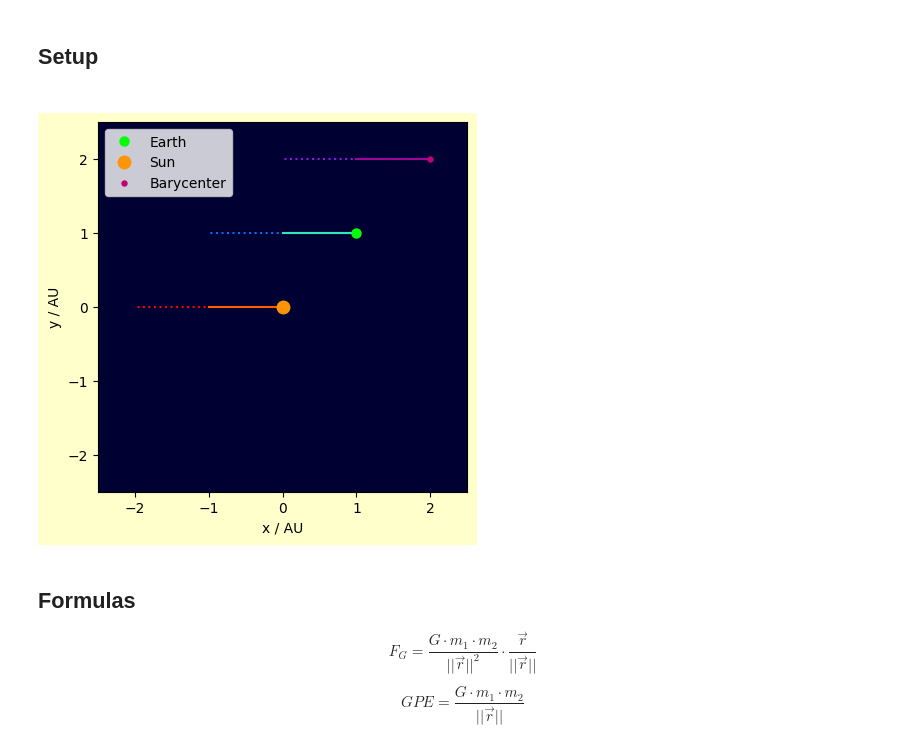
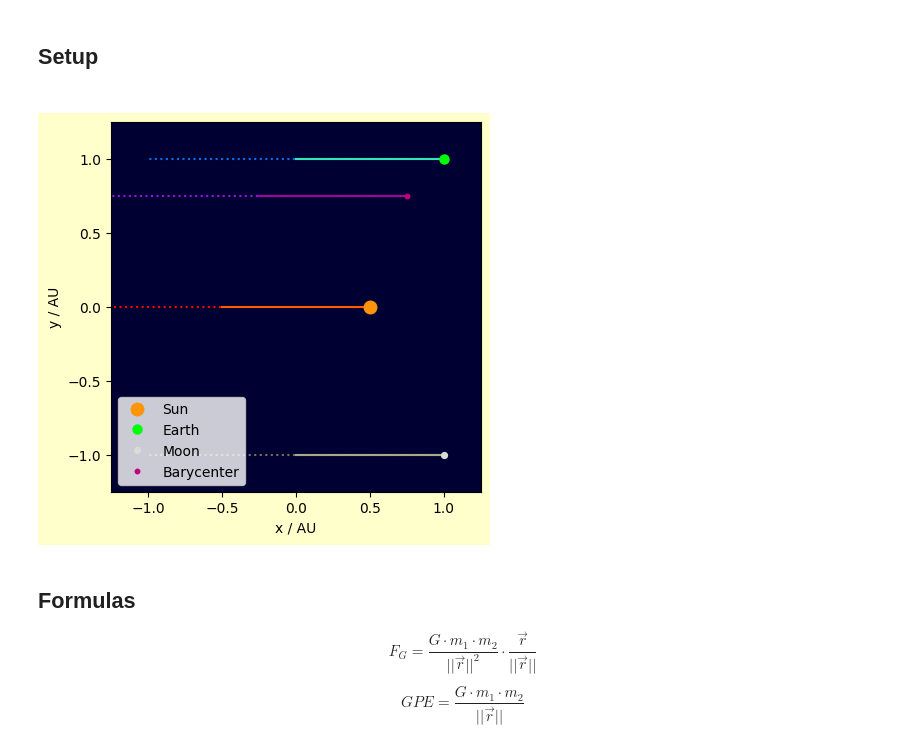
Before and after one commit to Rahul-Maru/physics_simulator, a Jupyter notebook: main.ipynb, the cells around one changed output. Cells and saved outputs as stored; diff of their text form; code cells hidden in the pictures.

Commit message:
add moon

```diff
--- a/main.ipynb
+++ b/main.ipynb
@@ -35,36 +38,40 @@ ue = np.array([0, 29722 * T_SCALE / L_SCALE]) # [L][T]¯1  inital velocity of ea
 # %%
 fig = plt.figure()
 ax = fig.add_subplot()
 ax.set_aspect('equal', adjustable='box')
 fig.patch.set_facecolor('xkcd:ecru')
 ax.patch.set_facecolor("xkcd:very dark blue")
 
 # test data to check colors
+s_path, = plt.plot([0.5, -1.5], [0, 0], ":", color="xkcd:fire engine red", label="_")
+s_trail, = plt.plot([0.5, -0.5], [0, 0], "-", color="xkcd:bright orange", label="_")
+sun, = plt.plot([0.5], [0], "o", color="xkcd:tangerine", label="Sun", markersize=9)
+
 e_path, = plt.plot([1, -1], [1, 1], ":", color="xkcd:cerulean blue", label="_")
 e_trail, = plt.plot([1, 0], [1, 1], "-", color="xkcd:aqua marine", label="_")
 earth, = plt.plot([1], [1], "o", color="xkcd:bright green", label="Earth", markersize=6.5)
 
-s_path, = plt.plot([0, -2], [0, 0], ":", color="xkcd:fire engine red", label="_")
-s_trail, = plt.plot([0, -1], [0, 0], "-", color="xkcd:bright orange", label="_")
-sun, = plt.plot([0], [0], "o", color="xkcd:tangerine", label="Sun", markersize=9)
+m_path, = plt.plot([1, -1], [-1, -1], ":", color="xkcd:grey brown", label="_")
+m_trail, = plt.plot([1, 0], [-1,-1], "-", color="xkcd:stone", label="_")
+moon, = plt.plot([1], [-1], "o", color="xkcd:light grey", label="Moon", markersize=4.2)
 
-b_path, = plt.plot([2, 0], [2, 2], ":", color="xkcd:violet", label="_")
-b_trail, = plt.plot([2, 1], [2, 2], "-", color="xkcd:barney purple", label="_")
-barycenter, = plt.plot([2], [2], "o", color="xkcd:magenta", label="Barycenter", markersize=3.6)
+b_path, = plt.plot([0.75, -1.25], [0.75, 0.75], ":", color="xkcd:violet", label="_")
+b_trail, = plt.plot([0.75, -0.25], [0.75, 0.75], "-", color="xkcd:barney purple", label="_")
+barycenter, = plt.plot([0.75], [0.75], "o", color="xkcd:magenta", label="Barycenter", markersize=3.2)
 
 plt.legend()
 
-plt.xlim(-2.5, 2.5)
-plt.ylim(-2.5, 2.5)
+plt.xlim(-1.25, 1.25)
+plt.ylim(-1.25, 1.25)
 
 plt.xlabel("x / AU")
 plt.ylabel("y / AU")
 
 
 md = dict(title="2-body problem", artist="Rahul Maru")
 writer = PillowWriter(fps=24, metadata=md)
 # %% [output]
-[figure, old version]
+[figure, new version]
 # %% [markdown]
 ## Formulas
 $$ F_G = \frac{G\cdot m_1 \cdot m_2}{||\vec{r}||^2} \cdot \frac {\vec{r}}{||\vec{r}||} $$
```
Also changed, not shown: parts of 4 cells of this notebook, 1 other file.
